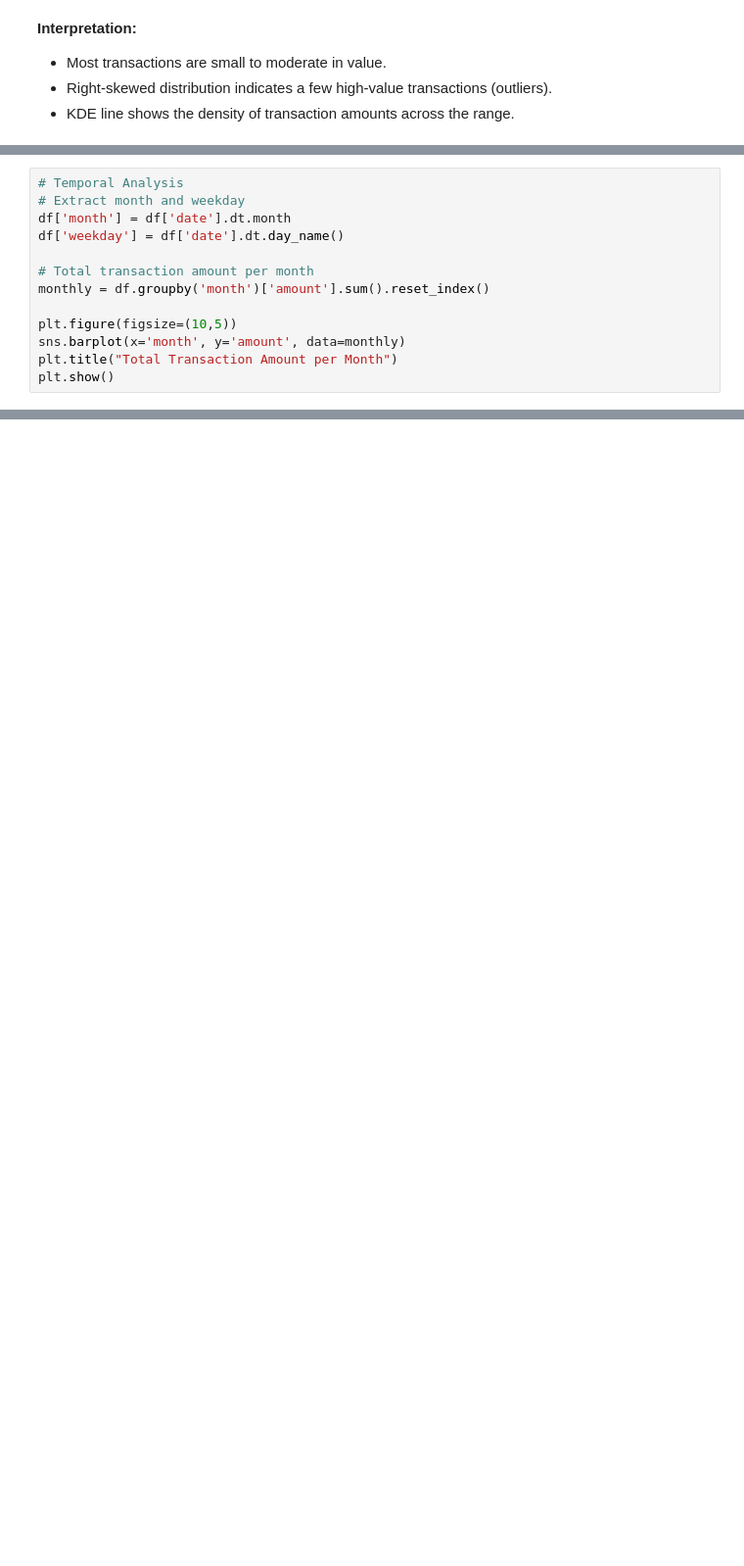
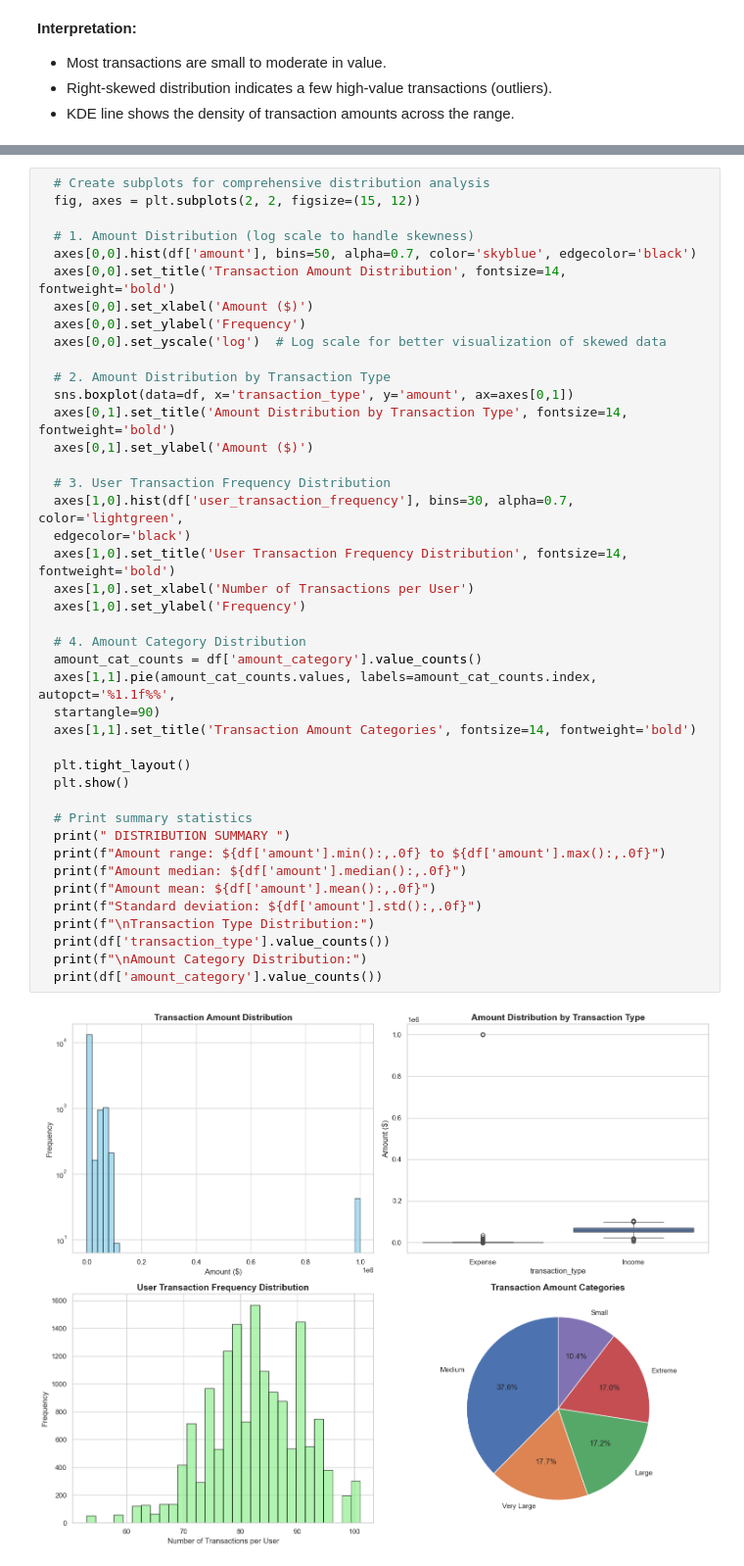
Before and after one commit to Nathan-Omenge/DataMining_GroupProject, a Jupyter notebook: notebooks/2_exploratory_anaylsis.ipynb, the cells around one changed output, grey strips where cells are left out. Shown at 98% size. Drawn from its saved outputs; the diff is of its cells as text; blank space fills up the shorter version.

```diff
--- a/notebooks/2_exploratory_anaylsis.ipynb
+++ b/notebooks/2_exploratory_anaylsis.ipynb
@@ -144,13 +64,0 @@ plt.show()
-# %%
-# Temporal Analysis
-# Extract month and weekday
-df['month'] = df['date'].dt.month
-df['weekday'] = df['date'].dt.day_name()
-
-# Total transaction amount per month
-monthly = df.groupby('month')['amount'].sum().reset_index()
-
-plt.figure(figsize=(10,5))
-sns.barplot(x='month', y='amount', data=monthly)
-plt.title("Total Transaction Amount per Month")
-plt.show()
@@ -185,0 +65,44 @@ T-test: t=nan, p=nan
+# %%
+  # Create subplots for comprehensive distribution analysis
+  fig, axes = plt.subplots(2, 2, figsize=(15, 12))
+
+  # 1. Amount Distribution (log scale to handle skewness)
+  axes[0,0].hist(df['amount'], bins=50, alpha=0.7, color='skyblue', edgecolor='black')
+  axes[0,0].set_title('Transaction Amount Distribution', fontsize=14, fontweight='bold')
+  axes[0,0].set_xlabel('Amount ($)')
+  axes[0,0].set_ylabel('Frequency')
+  axes[0,0].set_yscale('log')  # Log scale for better visualization of skewed data
+
+  # 2. Amount Distribution by Transaction Type
+  sns.boxplot(data=df, x='transaction_type', y='amount', ax=axes[0,1])
+  axes[0,1].set_title('Amount Distribution by Transaction Type', fontsize=14, fontweight='bold')
+  axes[0,1].set_ylabel('Amount ($)')
+
+  # 3. User Transaction Frequency Distribution
+  axes[1,0].hist(df['user_transaction_frequency'], bins=30, alpha=0.7, color='lightgreen',
+  edgecolor='black')
+  axes[1,0].set_title('User Transaction Frequency Distribution', fontsize=14, fontweight='bold')
+  axes[1,0].set_xlabel('Number of Transactions per User')
+  axes[1,0].set_ylabel('Frequency')
+
+  # 4. Amount Category Distribution
+  amount_cat_counts = df['amount_category'].value_counts()
+  axes[1,1].pie(amount_cat_counts.values, labels=amount_cat_counts.index, autopct='%1.1f%%',
+  startangle=90)
+  axes[1,1].set_title('Transaction Amount Categories', fontsize=14, fontweight='bold')
+
+  plt.tight_layout()
+  plt.show()
+
+  # Print summary statistics
+  print(" DISTRIBUTION SUMMARY ")
+  print(f"Amount range: ${df['amount'].min():,.0f} to ${df['amount'].max():,.0f}")
+  print(f"Amount median: ${df['amount'].median():,.0f}")
+  print(f"Amount mean: ${df['amount'].mean():,.0f}")
+  print(f"Standard deviation: ${df['amount'].std():,.0f}")
+  print(f"\nTransaction Type Distribution:")
+  print(df['transaction_type'].value_counts())
+  print(f"\nAmount Category Distribution:")
+  print(df['amount_category'].value_counts())
+# %% [output]
+[figure, added]
```
Also changed, not shown: parts of 32 cells of this notebook, 5 other files.
